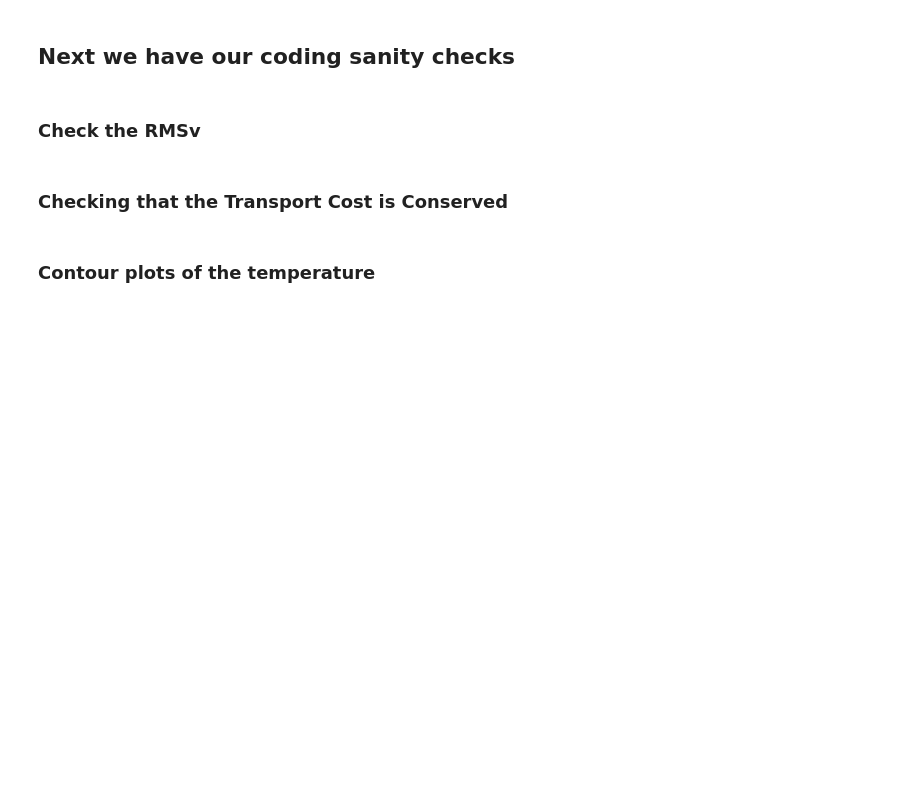
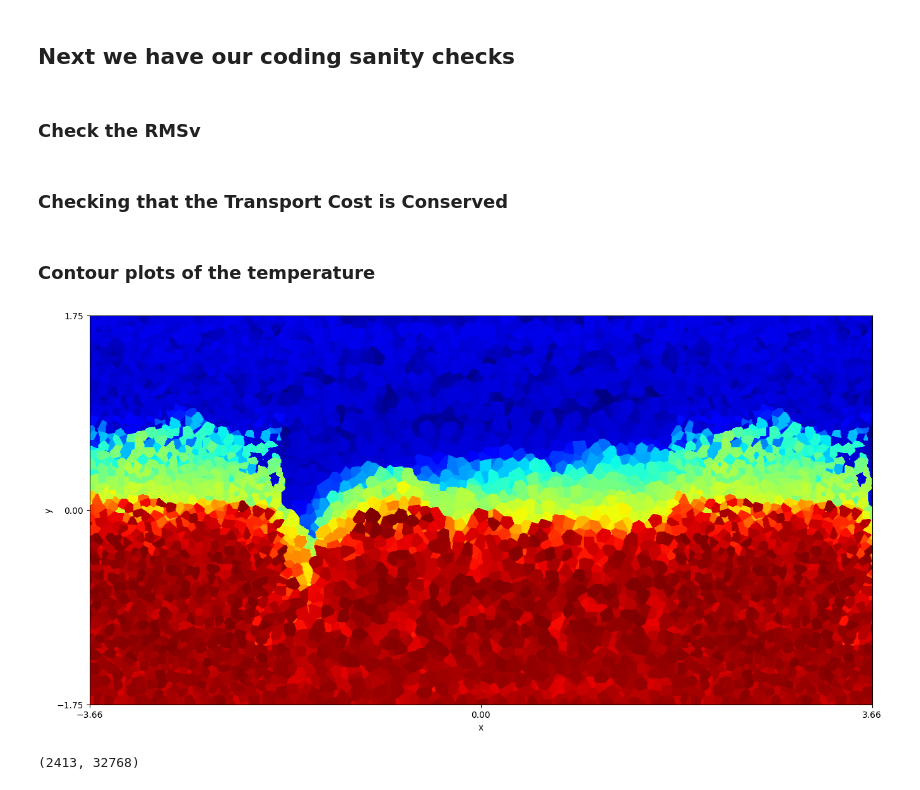
Before and after one commit to thelavier/3DIncompressibleSG, a Jupyter notebook: DataAnalysis.ipynb, the cells around one changed output. Cells and saved outputs as stored; diff of their text form; code cells hidden in the pictures; blank space fills up the shorter version.

Commit message:
true slices

```diff
--- a/DataAnalysis.ipynb
+++ b/DataAnalysis.ipynb
@@ -31,7 +29,7 @@ Z2, C2, _, _, _ = aux.load_data('./PaperData/RK4_SG_data_A=0.msgpack')
 Z3, C3, _, _, _ = aux.load_data('./PaperData/RK4_SG_data_A=0.1.msgpack')
 box = [-3.66, -1.75, 0, 3.66, 1.75, 0.45]
 # %%
-Z, C, W, M, TC = aux.load_data('./PaperData/RK4_SG_data_10-3_32_1hr30.msgpack')
+Z, C, W, M, TC = aux.load_data('./PaperData/RK4_SG_data_10-3_32_15.msgpack')
 # %% [markdown]
 ## Error Analysis
 
@@ -441,11 +430,11 @@ from scipy.spatial import cKDTree
 
 # Select the timestep you want to plot (e.g., 0 for the first timestep)
 a, b, c = 3.66, 1.75, 0.45 # Pull in the dimensions of the fundamental domain
-selected_timestep = 1114  # Adjust this as needed
-fixed_z = c # Set whether we are ploting the temperature on the surface or on the lid
+selected_timestep = 2 * 192  # Adjust this as needed 192, 384, 576, 768, 960, 1200
+fixed_z = c # Set height we are ploting the temperature or total velocity at
 
 # First we compute the temperature and zip it to the corresponding centroid
-_, _, _, T, _, _ = aux.Properties(Z, C, TC)
+_, _, _, T, _, _ = aux.get_properties(Z, C, TC)
 T_selected = T[selected_timestep, :, np.newaxis]  # T for selected timestep
 C_selected = C[selected_timestep]  # Positions for selected timestep
 CT_selected = np.concatenate((C_selected, T_selected), axis=1)  # Combine selected positions and temperatures
@@ -464,7 +453,7 @@ combined_positions = np.vstack((CT_selected, C_rs_selected, C_ls_selected))
 
 # Grid dimensions in x and y directions
 num_points_x = 1000  # Number of points in x
-num_points_y = 500   # Number of points in y
+num_points_y = 1000   # Number of points in y
 
 # Generate grid points for x and y
 x = np.linspace(-a, a, num_points_x)
@@ -473,34 +462,64 @@ y = np.linspace(-b, b, num_points_y)
 # Create meshgrid for x and y
 x_grid, y_grid = np.meshgrid(x, y)
 
 # Flatten the x and y grid arrays
 x_flat = x_grid.flatten()
 y_flat = y_grid.flatten()
 
 # Set the z coordinate
 z_flat = np.full_like(x_flat, fixed_z)  # Create an array filled with the fixed z value
 
 # Combine x, y, and z into a Mx3 matrix
 sample_points = np.vstack((x_flat, y_flat, z_flat)).T
 
 # Nearest neighbor search for the selected timestep
 tree = cKDTree(combined_positions[:, :3])  # Use positions only
 distances, indices = tree.query(sample_points, k=1)
 nearest_temperatures = combined_positions[indices, 3]
 
 # Prepare sample points with temperature for plotting
 sample_points_with_temp = np.hstack((sample_points, nearest_temperatures[:, np.newaxis]))
 xy_temp = sample_points_with_temp[:, [0, 1, 3]]
 
 # Reshaping and plotting as before
 temperatures_grid = xy_temp[:, 2].reshape((num_points_y, num_points_x))
 x_unique = np.unique(xy_temp[:, 0])
 y_unique = np.unique(xy_temp[:, 1])
 
-plt.figure(figsize=(8, 6))
-cp = plt.contourf(x_unique, y_unique, temperatures_grid, cmap='coolwarm', levels=20)
-plt.colorbar(cp)
-plt.title(f'Temperature Contour Plot at Timestep {selected_timestep}')
+plt.figure(figsize=(16, 8))
+
+# Plot the contour without showing the colorbar
+cp = plt.contourf(x_unique, y_unique, temperatures_grid, cmap='jet', levels=1000)
+
+# Remove the colorbar by commenting it out or not using it
+# plt.colorbar(cp)  # This line is commented out to hide the colorbar
+
+# Set the title to None to hide it
+plt.title(None)
+
+# Set x and y axis ticks to the desired values
+plt.xticks([-3.66, 0, 3.66])
+plt.yticks([-1.75, 0, 1.75])
+
+# Fix the color bar's min and max limits
+#cp.set_clim(vmin=0, vmax=1.4)  # Adjust these values if needed
+
+# Label the axes
 plt.xlabel('x')
 plt.ylabel('y')
+
+# Display the plot
 plt.show()
+
+# # Calculate day number
+# day_id = selected_timestep // 96  # Using integer division to get whole number days
+
+# # Save the figure
+# filename = f'Temp_Slice_day_{day_id}_3D.png'
+# plt.savefig(filename, dpi=300)
+# %% [output]
+[figure, added]
+# %%
+print(np.shape(T))
+# %% [output]
+(2413, 32768)
```
Also changed, not shown: parts of 4 cells of this notebook, 3 other files.
